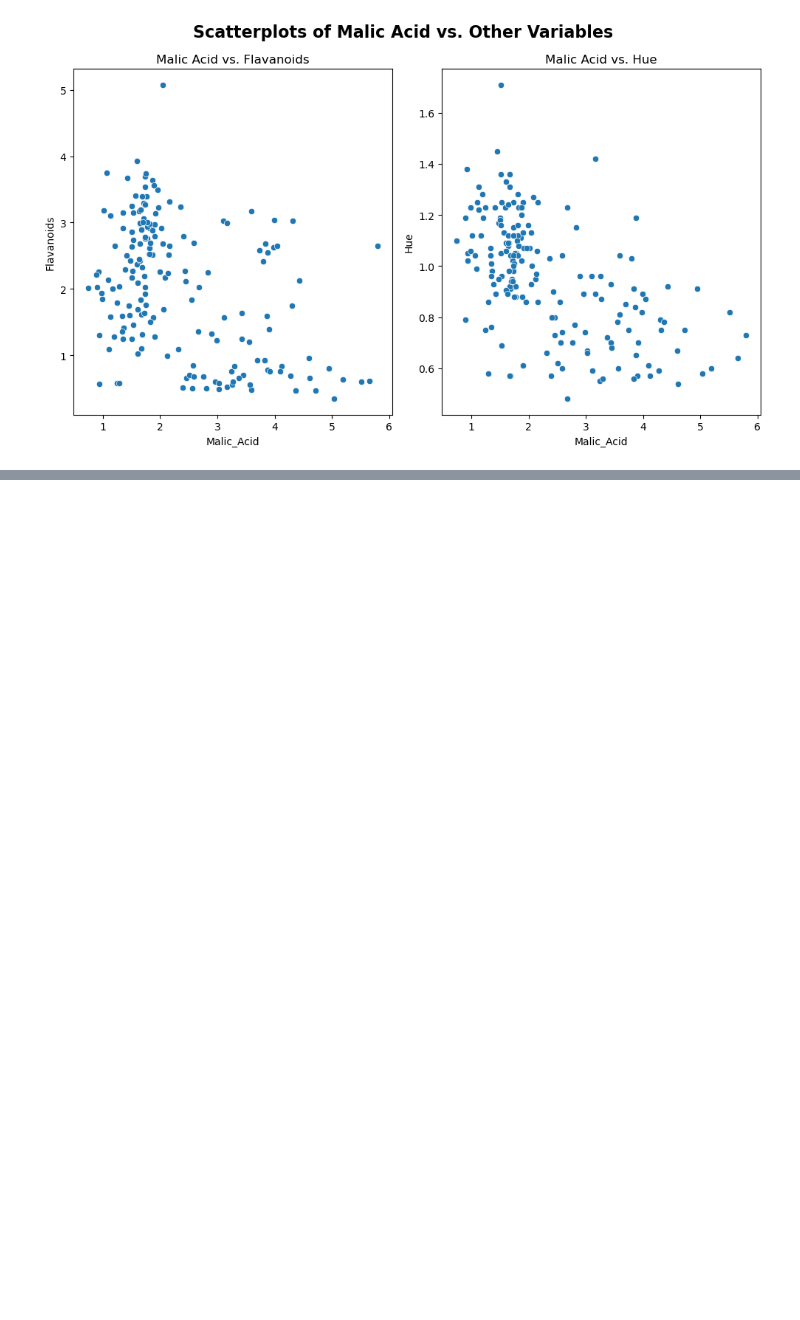
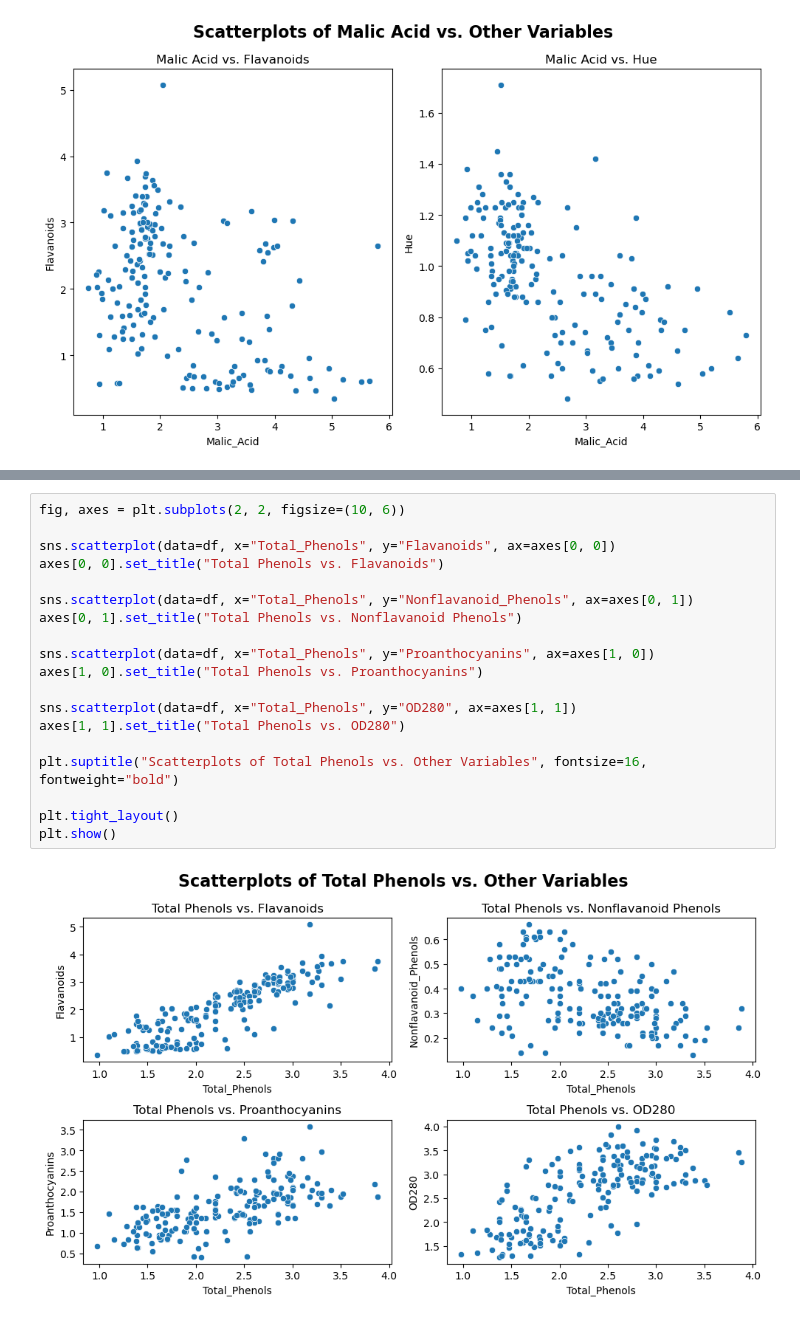
Before and after one commit to ayberkozcan/clustering-exercises, a Jupyter notebook: Analyzing Wines/clustering_wines.ipynb, the cells around one changed output, grey strips where cells are left out. Saved outputs shown, nothing was run; the diff lists cells and outputs as text; blank space fills up the shorter version.

```diff
--- a/Analyzing Wines/clustering_wines.ipynb
+++ b/Analyzing Wines/clustering_wines.ipynb
@@ -162,0 +178,21 @@ plt.show()
+# %%
+fig, axes = plt.subplots(2, 2, figsize=(10, 6))
+
+sns.scatterplot(data=df, x="Total_Phenols", y="Flavanoids", ax=axes[0, 0])
+axes[0, 0].set_title("Total Phenols vs. Flavanoids")
+
+sns.scatterplot(data=df, x="Total_Phenols", y="Nonflavanoid_Phenols", ax=axes[0, 1])
+axes[0, 1].set_title("Total Phenols vs. Nonflavanoid Phenols")
+
+sns.scatterplot(data=df, x="Total_Phenols", y="Proanthocyanins", ax=axes[1, 0])
+axes[1, 0].set_title("Total Phenols vs. Proanthocyanins")
+
+sns.scatterplot(data=df, x="Total_Phenols", y="OD280", ax=axes[1, 1])
+axes[1, 1].set_title("Total Phenols vs. OD280")
+
+plt.suptitle("Scatterplots of Total Phenols vs. Other Variables", fontsize=16, fontweight="bold")
+
+plt.tight_layout()
+plt.show()
+# %% [output]
+[figure, added]
```
Also changed, not shown: parts of 3 cells of this notebook.
